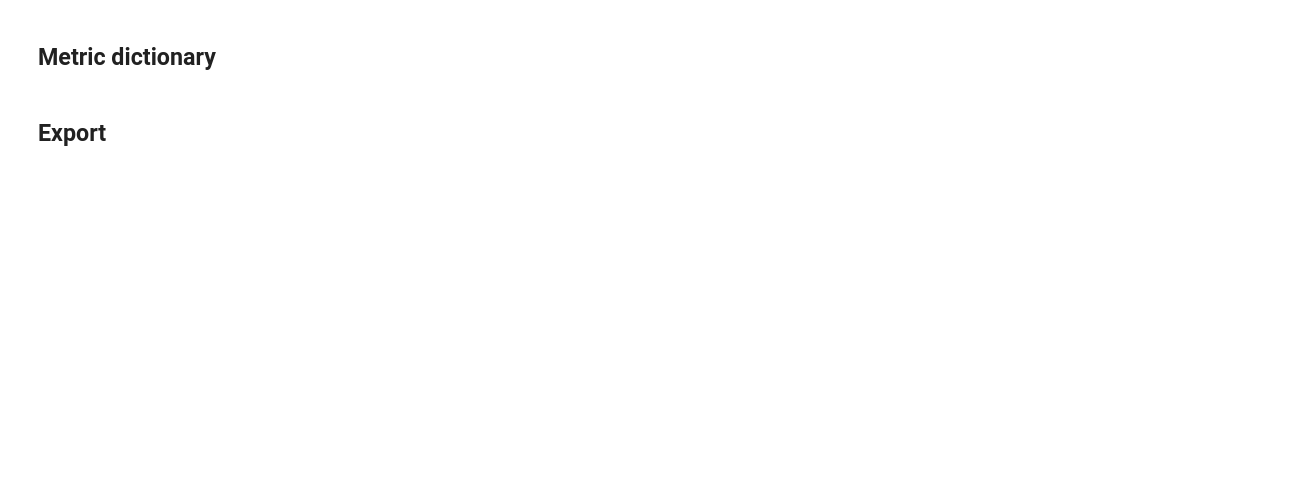
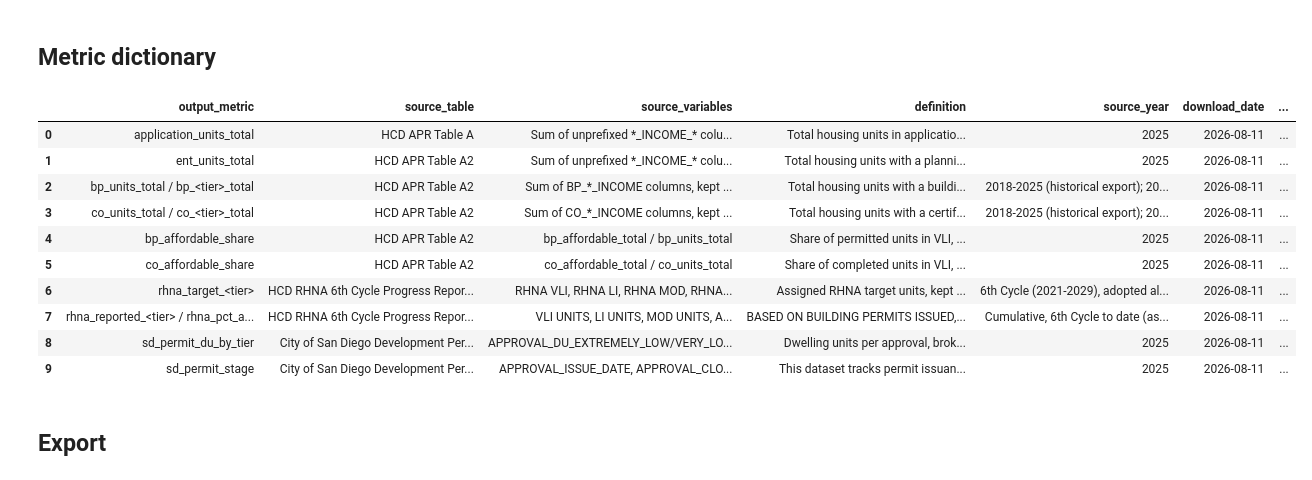
Before and after one commit to laurenthanhvo/chpd-dashboard-data-validation, a Jupyter notebook: van's work/notebooks/rhna_housing_production.ipynb, the cells around one changed output. Drawn from its saved outputs; the diff is of its cells as text; code cells hidden in the pictures; blank space fills up the shorter version.

```diff
--- a/van's work/notebooks/rhna_housing_production.ipynb
+++ b/van's work/notebooks/rhna_housing_production.ipynb
@@ -43,4 +58,8 @@ DOCS_DIR = ROOT / "docs"
 for d in (RAW_DIR, PROCESSED_DIR, DOCS_DIR):
     d.mkdir(parents=True, exist_ok=True)
 
+from datetime import date
+DOWNLOAD_DATE = date.today().isoformat()  # actual date this notebook's data was pulled
+
 print("Workstream root:", ROOT)
+print("Download date:", DOWNLOAD_DATE)
@@ -788,64 +1057,120 @@ metric_dictionary = pd.DataFrame([
         "source_table": "HCD APR Table A",
         "source_variables": "Sum of unprefixed *_INCOME_* columns, all APPLICATION_STATUS values included",
         "definition": "Total housing units in applications submitted, all income tiers, per jurisdiction-year. Counts all applications regardless of approval status -- this is 'submitted', not 'approved'. Cross-checked against Table A's own TOT_PROPOSED_UNITS field",
+        "source_year": TARGET_YEAR, "download_date": DOWNLOAD_DATE,
+        "geographic_level": "Jurisdiction (18 cities + unincorporated county)",
+        "unit_of_measurement": "Housing units (count)",
+        "limitations": "Small gaps vs. TOT_PROPOSED_UNITS for 5 of 19 jurisdictions -- see data_quality_limitations.csv",
     },
     {
         "output_metric": "ent_units_total",
         "source_table": "HCD APR Table A2",
         "source_variables": "Sum of unprefixed *_INCOME_* columns (not BP_ or CO_ prefixed)",
         "definition": "Total housing units with a planning entitlement approved, all income tiers, per jurisdiction-year. Kept fully separate from bp_units_total and co_units_total -- never summed together",
+        "source_year": TARGET_YEAR, "download_date": DOWNLOAD_DATE,
+        "geographic_level": "Jurisdiction (18 cities + unincorporated county)",
+        "unit_of_measurement": "Housing units (count)",
+        "limitations": "Escondido shows a 55-unit gap vs. HCD's own NO_ENTITLEMENTS total; other 18 jurisdictions match exactly",
     },
     {
         "output_metric": "bp_units_total / bp_<tier>_total",
         "source_table": "HCD APR Table A2",
         "source_variables": "Sum of BP_*_INCOME columns, kept both as an overall total and broken out per income tier (very_low, low, moderate, above_moderate)",
         "definition": "Total housing units with a building permit issued, per jurisdiction-year. Per-tier columns sum back to the overall total exactly (enforced by an assertion in the notebook)",
+        "source_year": f"2018-{TARGET_YEAR} (historical export); {TARGET_YEAR} (jurisdiction-year table)",
+        "download_date": DOWNLOAD_DATE,
+        "geographic_level": "Jurisdiction (18 cities + unincorporated county)",
+        "unit_of_measurement": "Housing units (count)",
+        "limitations": "Self-reported by jurisdictions to HCD, not independently verified",
     },
     {
         "output_metric": "co_units_total / co_<tier>_total",
         "source_table": "HCD APR Table A2",
         "source_variables": "Sum of CO_*_INCOME columns, kept both as an overall total and broken out per income tier (very_low, low, moderate, above_moderate)",
         "definition": "Total housing units with a certificate of occupancy (completed), per jurisdiction-year. Per-tier columns sum back to the overall total exactly (enforced by an assertion in the notebook)",
+        "source_year": f"2018-{TARGET_YEAR} (historical export); {TARGET_YEAR} (jurisdiction-year table)",
+        "download_date": DOWNLOAD_DATE,
+        "geographic_level": "Jurisdiction (18 cities + unincorporated county)",
+        "unit_of_measurement": "Housing units (count)",
+        "limitations": "Self-reported by jurisdictions to HCD, not independently verified",
     },
     {
         "output_metric": "bp_affordable_share",
         "source_table": "HCD APR Table A2",
         "source_variables": "bp_affordable_total / bp_units_total",
         "definition": "Share of permitted units in VLI, LI, or Moderate income categories (excludes Above Moderate)",
+        "source_year": TARGET_YEAR, "download_date": DOWNLOAD_DATE,
+        "geographic_level": "Jurisdiction (18 cities + unincorporated county)",
+        "unit_of_measurement": "Percent (0-1 share)",
+        "limitations": "NaN when bp_units_total is 0 that year -- zero permits, not missing data",
     },
     {
         "output_metric": "co_affordable_share",
         "source_table": "HCD APR Table A2",
         "source_variables": "co_affordable_total / co_units_total",
         "definition": "Share of completed units in VLI, LI, or Moderate income categories (excludes Above Moderate)",
+        "source_year": TARGET_YEAR, "download_date": DOWNLOAD_DATE,
+        "geographic_level": "Jurisdiction (18 cities + unincorporated county)",
+        "unit_of_measurement": "Percent (0-1 share)",
+        "limitations": "NaN when co_units_total is 0 that year -- zero completions, not missing data",
     },
     {
         "output_metric": "rhna_target_<tier>",
         "source_table": "HCD RHNA 6th Cycle Progress Report (Table B)",
         "source_variables": "RHNA VLI, RHNA LI, RHNA MOD, RHNA ABOVE MOD",
         "definition": "Assigned RHNA target units, kept separate per income tier (very_low, low, moderate, above_moderate) for the 6th Cycle planning period, per jurisdiction -- plus rhna_target_total for the summed value",
+        "source_year": "6th Cycle (2021-2029), adopted allocation, does not change during the cycle",
+        "download_date": DOWNLOAD_DATE,
+        "geographic_level": "Jurisdiction (18 cities + unincorporated county) and regional total",
+        "unit_of_measurement": "Housing units (count)",
+        "limitations": "Validated exact match against HCD/SANDAG published figures -- see 'Validate against HCD's published RHNA results'",
     },
     {
         "output_metric": "rhna_reported_<tier> / rhna_pct_achieved_<tier> / rhna_remaining_<tier>",
         "source_table": "HCD RHNA 6th Cycle Progress Report (Table B)",
         "source_variables": "VLI UNITS, LI UNITS, MOD UNITS, ABOVE MOD UNITS",
         "definition": "BASED ON BUILDING PERMITS ISSUED, not completed units -- this is HCD's own RHNA-credit methodology, not a choice made here. Kept separate per income tier, per jurisdiction. Cumulative cycle-to-date, not year-by-year. Do not conflate with co_units_total (completions), which is a different measure used for housing production, not RHNA progress. rhna_units_reported_total / rhna_pct_achieved / rhna_remaining_total are the summed/overall equivalents",
+        "source_year": f"Cumulative, 6th Cycle to date (as of {TARGET_YEAR} data pull)",
+        "download_date": DOWNLOAD_DATE,
+        "geographic_level": "Jurisdiction (18 cities + unincorporated county) and regional total",
+        "unit_of_measurement": "Housing units (count); Percent for rhna_pct_achieved_<tier>",
+        "limitations": "Cumulative cycle-to-date, not annual -- cannot show year-over-year pace from this field alone",
     },
     {
         "output_metric": "sd_permit_du_by_tier",
         "source_table": "City of San Diego Development Permits (Active + Closed approvals)",
         "source_variables": "APPROVAL_DU_EXTREMELY_LOW/VERY_LOW/LOW/MODERATE/ABOVE_MODERATE",
         "definition": "Dwelling units per approval, broken out by income tier, City of San Diego only. Separate ADU (APPROVAL_ADU_*) and JADU (APPROVAL_JADU_*) columns exist alongside standard units",
+        "source_year": TARGET_YEAR, "download_date": DOWNLOAD_DATE,
+        "geographic_level": "City of San Diego only",
+        "unit_of_measurement": "Housing units (count)",
+        "limitations": "Overlaps with APR for San Diego -- do not sum with bp_units_total. Appendix data, not in core exports",
     },
     {
         "output_metric": "sd_permit_stage",
         "source_table": "City of San Diego Development Permits (Active + Closed approvals)",
         "source_variables": "APPROVAL_ISSUE_DATE, APPROVAL_CLOSE_DATE, approval_status",
         "definition": "This dataset tracks permit issuance and closure only -- it has no certificate-of-occupancy / completion field equivalent to APR's CO_* columns",
+        "source_year": TARGET_YEAR, "download_date": DOWNLOAD_DATE,
+        "geographic_level": "City of San Diego only",
+        "unit_of_measurement": "Date / status (not a count)",
+        "limitations": "'Closed' can mean finaled, expired, or withdrawn -- not necessarily completed construction",
     },
 ])
 metric_dictionary.to_csv(DOCS_DIR / "rhna_housing_production_metric_dictionary.csv", index=False)
 metric_dictionary
+# %% [output]
+|  | output_metric | source_table | source_variables | definition | source_year | download_date | ... |
+| 0 | application_units_total | HCD APR Table A | Sum of unprefixed *_INCOME_* colu... | Total housing units in applicatio... | 2025 | 2026-08-11 | ... |
+| 1 | ent_units_total | HCD APR Table A2 | Sum of unprefixed *_INCOME_* colu... | Total housing units with a planni... | 2025 | 2026-08-11 | ... |
+| 2 | bp_units_total / bp_<tier>_total | HCD APR Table A2 | Sum of BP_*_INCOME columns, kept ... | Total housing units with a buildi... | 2018-2025 (historical export); 20... | 2026-08-11 | ... |
+| 3 | co_units_total / co_<tier>_total | HCD APR Table A2 | Sum of CO_*_INCOME columns, kept ... | Total housing units with a certif... | 2018-2025 (historical export); 20... | 2026-08-11 | ... |
+| 4 | bp_affordable_share | HCD APR Table A2 | bp_affordable_total / bp_units_total | Share of permitted units in VLI, ... | 2025 | 2026-08-11 | ... |
+| 5 | co_affordable_share | HCD APR Table A2 | co_affordable_total / co_units_total | Share of completed units in VLI, ... | 2025 | 2026-08-11 | ... |
+| 6 | rhna_target_<tier> | HCD RHNA 6th Cycle Progress Repor... | RHNA VLI, RHNA LI, RHNA MOD, RHNA... | Assigned RHNA target units, kept ... | 6th Cycle (2021-2029), adopted al... | 2026-08-11 | ... |
+| 7 | rhna_reported_<tier> / rhna_pct_a... | HCD RHNA 6th Cycle Progress Repor... | VLI UNITS, LI UNITS, MOD UNITS, A... | BASED ON BUILDING PERMITS ISSUED,... | Cumulative, 6th Cycle to date (as... | 2026-08-11 | ... |
+| 8 | sd_permit_du_by_tier | City of San Diego Development Per... | APPROVAL_DU_EXTREMELY_LOW/VERY_LO... | Dwelling units per approval, brok... | 2025 | 2026-08-11 | ... |
+| 9 | sd_permit_stage | City of San Diego Development Per... | APPROVAL_ISSUE_DATE, APPROVAL_CLO... | This dataset tracks permit issuan... | 2025 | 2026-08-11 | ... |
 # %% [markdown]
 ## Export
 # %%
```
Also changed, not shown: parts of 39 cells of this notebook, 2 other files.
